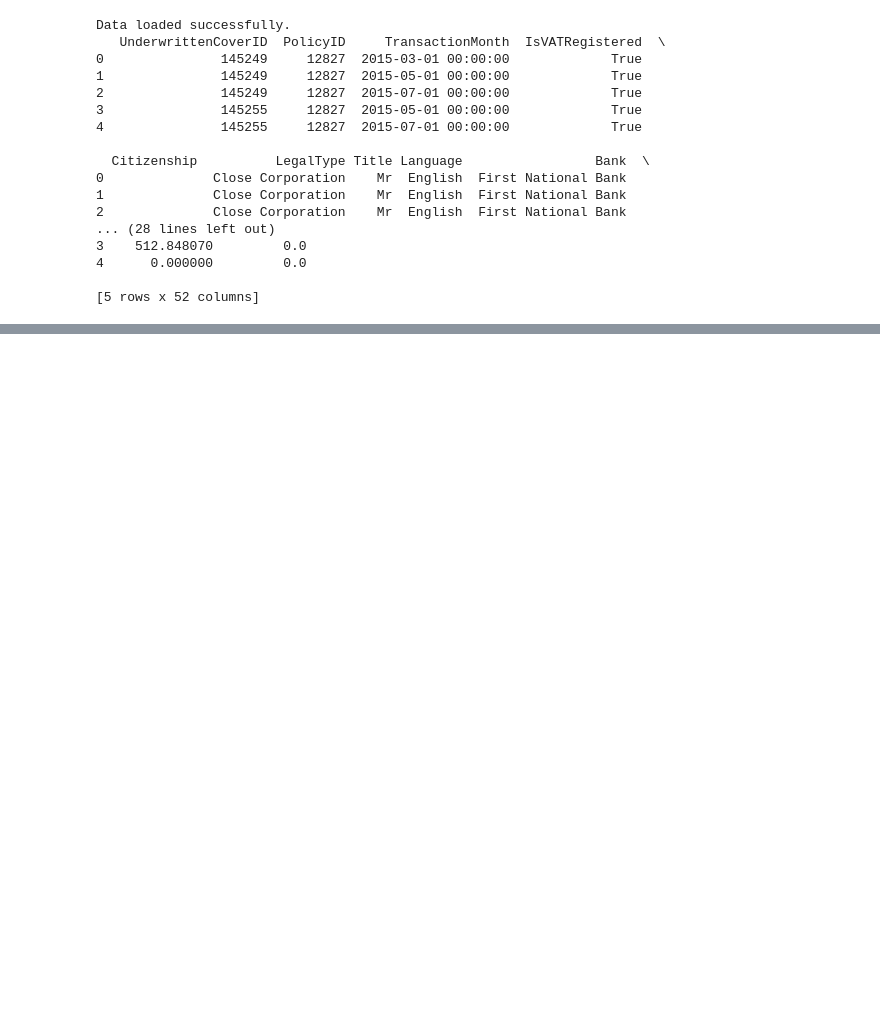
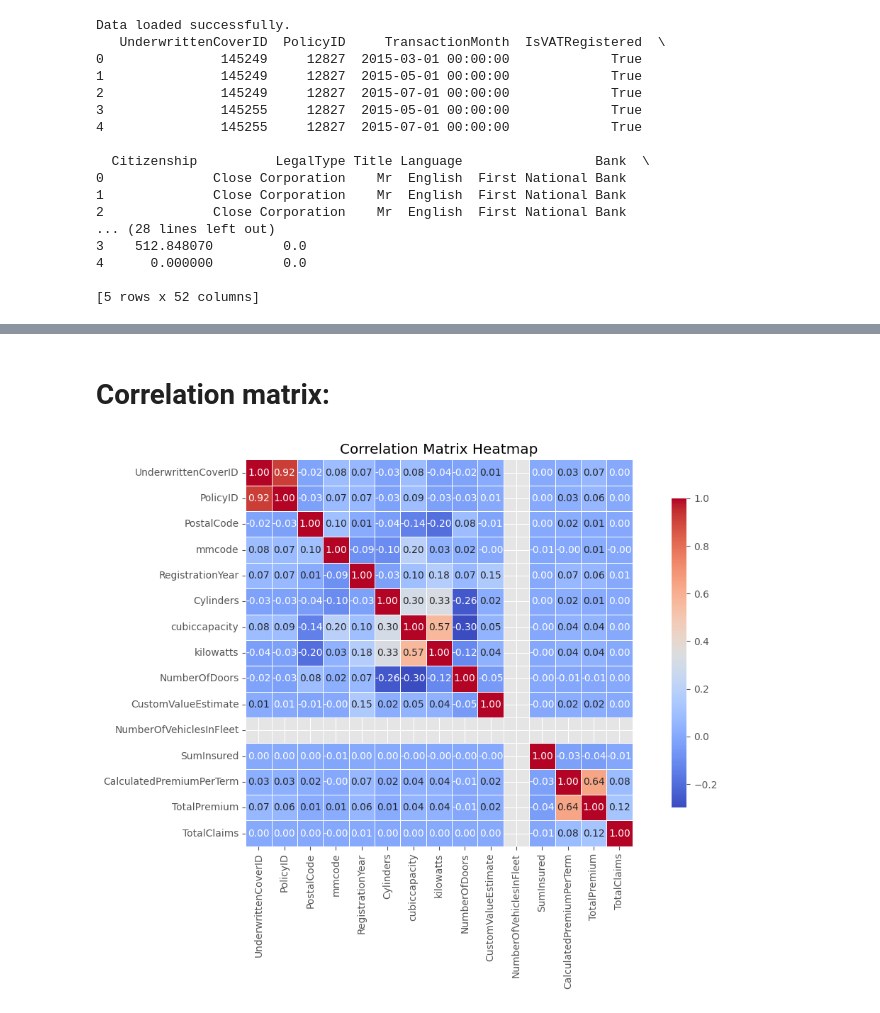
Before and after one commit to Mzluci9/-Insurance_Risk-_Analytics_-_Predictive_Modeling, a Jupyter notebook: notebooks/task_1_EDA.ipynb, the cells around one changed output, grey strips where cells are left out. Saved outputs shown, nothing was run; the diff lists cells and outputs as text; code cells hidden in the pictures; blank space fills up the shorter version.

```diff
--- a/notebooks/task_1_EDA.ipynb
+++ b/notebooks/task_1_EDA.ipynb
@@ -36,0 +179,28 @@ Data loaded successfully.
+# %% [markdown]
+# Correlation matrix:
+# %%
+import matplotlib.pyplot as plt
+import seaborn as sns
+
+# Select only numerical columns (both float and int types)
+numerical_data = data.select_dtypes(include=['float', 'int'])
+
+# Compute the correlation matrix
+corr_matrix = numerical_data.corr()
+
+# Plot the heatmap of the correlation matrix
+plt.figure(figsize=(12, 8))
+sns.heatmap(
+    corr_matrix,
+    annot=True,
+    fmt=".2f",
+    cmap='coolwarm',
+    linewidths=0.5,
+    square=True,
+    cbar_kws={"shrink": .8}
+)
+plt.title('Correlation Matrix Heatmap')
+plt.tight_layout()
+plt.show()
+# %% [output]
+[figure, added]
```
Also changed, not shown: parts of 19 cells of this notebook, 2 other files.
